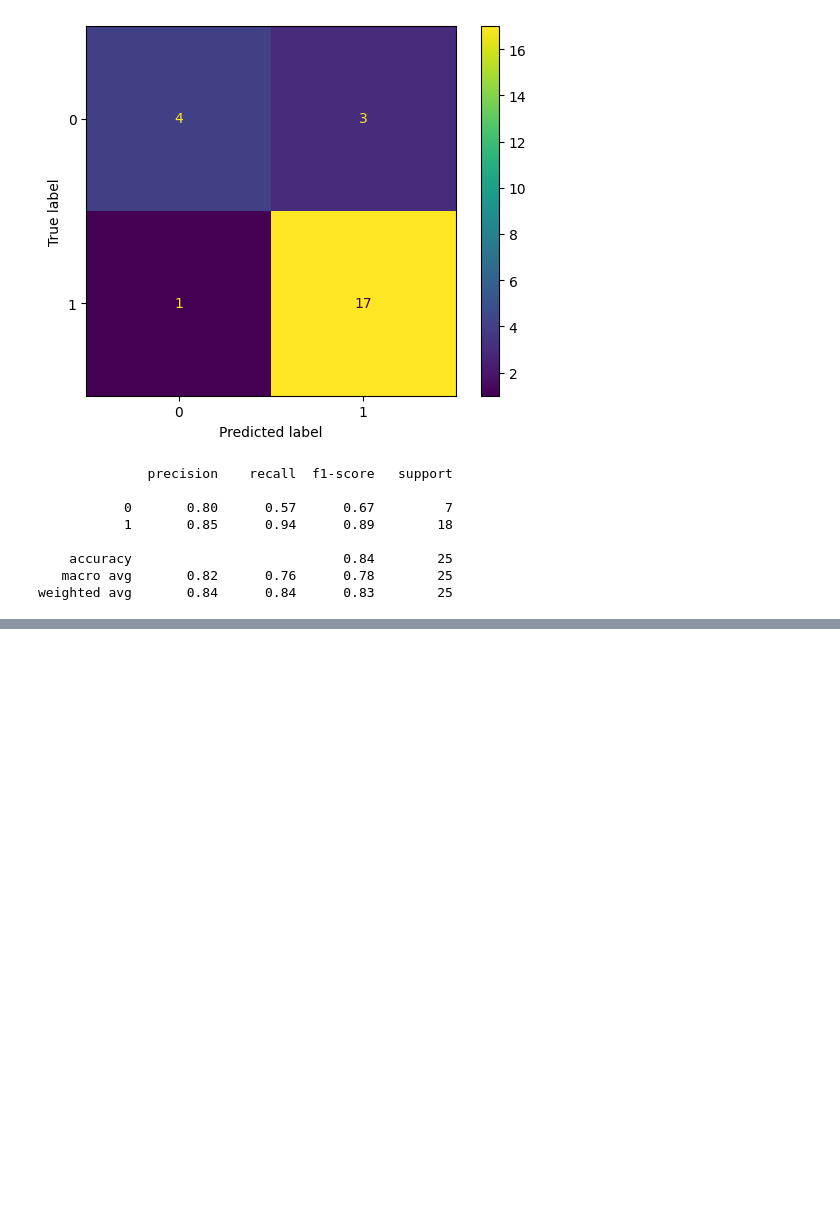
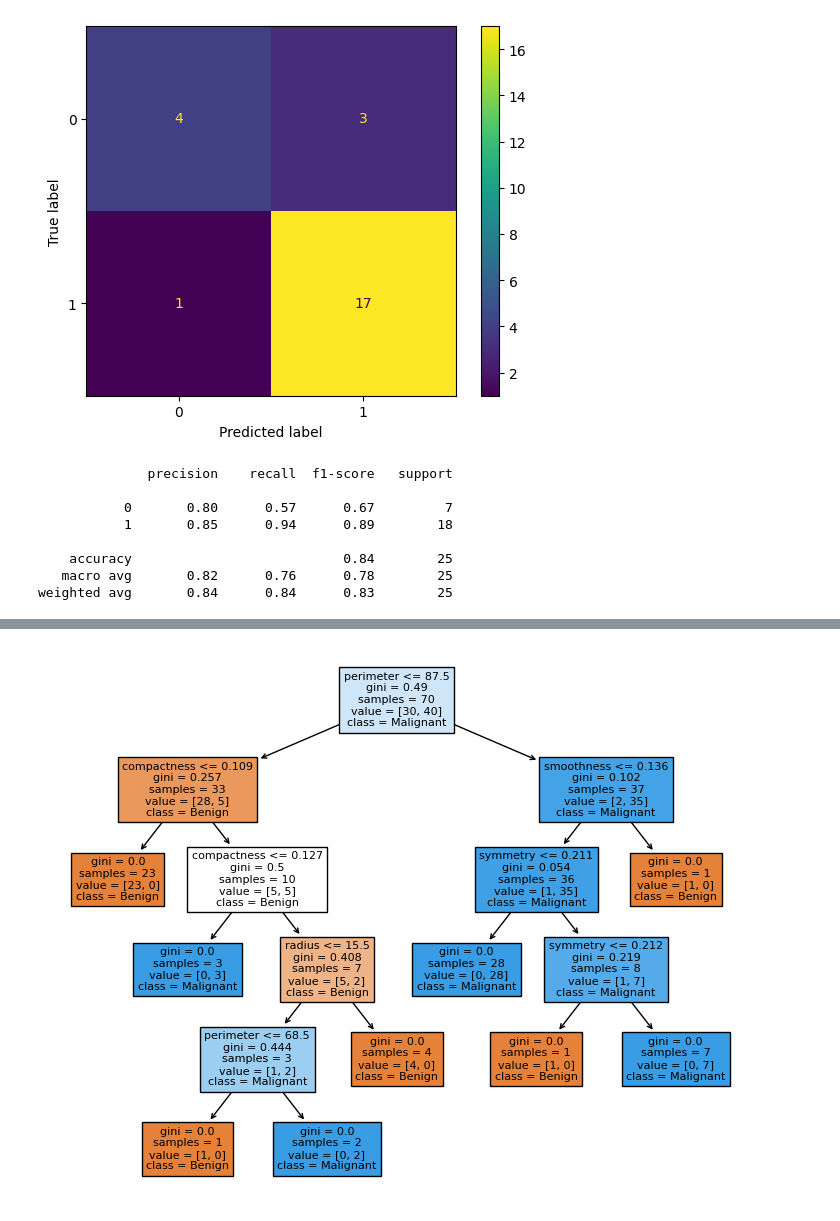
Before and after one commit to amandeep-singh28/Machine-Learning-Revision, a Jupyter notebook: 02_Practice.ipynb, the cells around one changed output, grey strips where cells are left out. Saved outputs shown, nothing was run; the diff lists cells and outputs as text; code cells hidden in the pictures; blank space fills up the shorter version.

Commit message:
Decision Tree Classifier

```diff
--- a/02_Practice.ipynb
+++ b/02_Practice.ipynb
@@ -593,0 +607,12 @@ weighted avg       0.84      0.84      0.83        25
+# %%
+X = df.drop(columns = ['id', 'diagnosis_result'])
+y = df['diagnosis_result']
+# %%
+X_train, X_test, y_train, y_test = train_test_split(X, y, test_size = 0.3, random_state = 42)
+# %%
+label_enc = LabelEncoder()
+y_train_enc = label_enc.fit_transform(y_train)
+y_test_enc = label_enc.transform(y_test)
+# %%
+model = DecisionTreeClassifier()
+model.fit(X_train, y_train_enc)
@@ -593,0 +638,6 @@ weighted avg       0.84      0.84      0.83        25
+# %%
+plt.figure(figsize = (9, 7))
+tree.plot_tree(model, filled = True, feature_names = X.columns, class_names = ["Benign", "Malignant"])
+plt.show()
+# %% [output]
+[figure, added]
```
Also changed, not shown: parts of 6 cells of this notebook.
